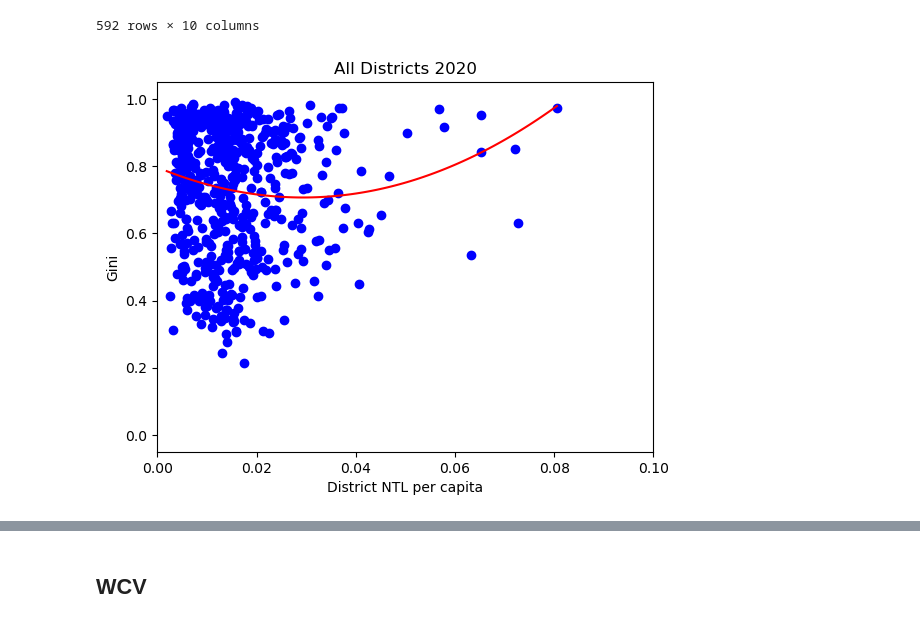
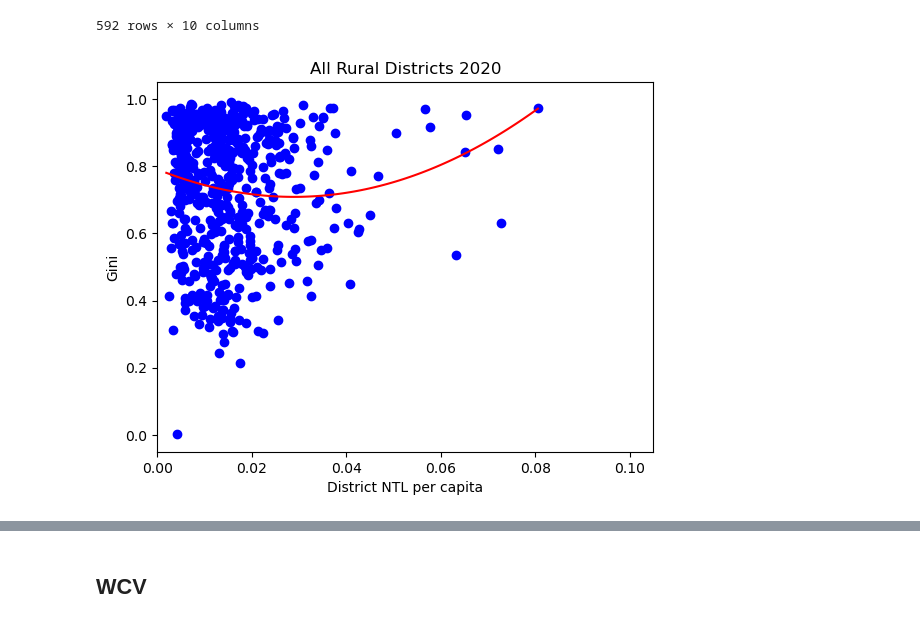
Before and after one commit to SaiSiddhardhaKalla/Master_Thesis, a Jupyter notebook: 10_Panel.ipynb, the cells around one changed output, grey strips where cells are left out. Saved outputs shown, nothing was run; the diff lists cells and outputs as text; code cells hidden in the pictures.

```diff
--- a/10_Panel.ipynb
+++ b/10_Panel.ipynb
@@ -300,31 +314,31 @@ all
 | 591 | viewnew | 0.00000 | ANDHRA PRADESH | 73165.98410 | 3346483.00000 | 0.02186 | 40.14118 | 12351.39720 | 1210.00000 | ... |
 592 rows × 10 columns
 # %%
-all = all[all['dist_ntl_pc'] <= 0.1]
-all = all[all['alesina'] > 0.1]
+# all = all[all['dist_ntl_pc'] <= 0.1]
+# all = all[all['alesina'] > 0]
 
 # Create a scatterplot
 plt.scatter(all['dist_ntl_pc'], all['alesina'], label='Alesina Gini', color='blue', marker='o')
 # Add labels and title
 plt.xlabel("District NTL per capita")
 plt.ylabel("Gini")
-plt.title("All Districts 2020")
+plt.title("All Rural Districts 2020")
 # Fit a polynomial best fit line (e.g., a quadratic curve)
 coefficients = np.polyfit(all['dist_ntl_pc'], all['alesina'], 2)  # Adjust the degree as needed
 polynomial = np.poly1d(coefficients)
 x_range = np.linspace(min(all['dist_ntl_pc']), max(all['dist_ntl_pc']), 100)
 y_fit = polynomial(x_range)
 # Plot the polynomial best fit line
 plt.plot(x_range, y_fit, color='red')
-plt.xlim(0,0.1)
+plt.xlim(0,0.105)
 plt.ylim(-0.05,1.05)
 
 # Add a legend
 # plt.legend()
 # Display the plot
 plt.show()
 # %% [output]
-[figure, old version]
+[figure, new version]
 # %%
 dist_panel = pd.merge(all, filter_dist, on=['District','District_code','State'], how='right')
 dist_panel = dist_panel[dist_panel['dist_ntl_pc'] <= 0.04]
```
Also changed, not shown: parts of 8 cells of this notebook, 3 other files.
